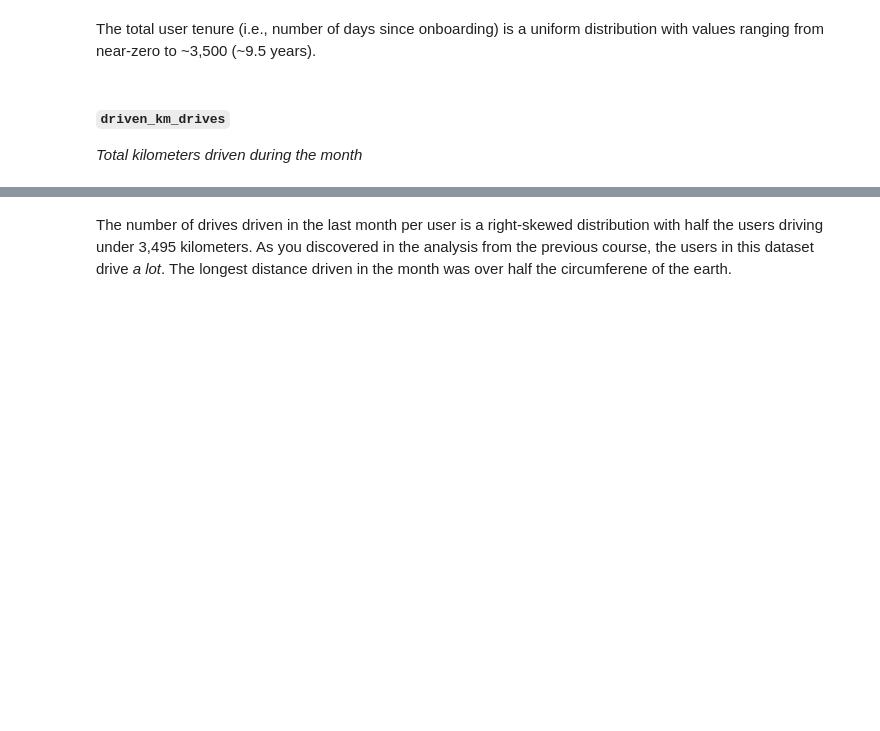
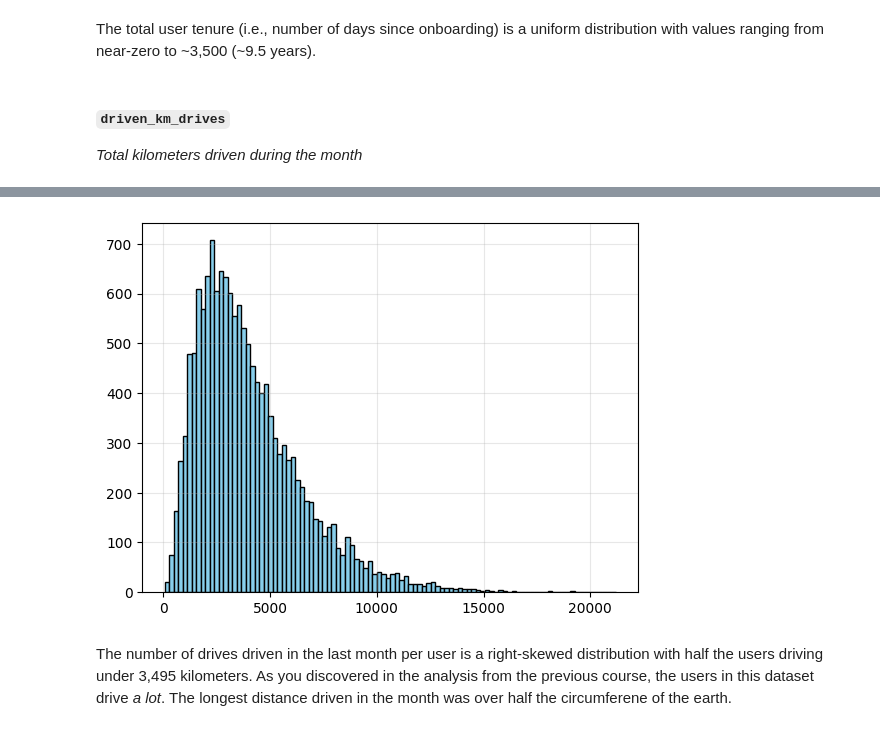
Before and after one commit to andrefsr/Google-Advanced-Data-Analytics-Certificate, a Jupyter notebook: Course 2/Atividades/Activity_Course 3 Waze project lab/Activity_Course 3 Waze project lab.ipynb, the cells around one changed output, grey strips where cells are left out. Drawn from its saved outputs; the diff is of its cells as text; code cells hidden in the pictures; blank space fills up the shorter version.

```diff
--- a/Course 2/Atividades/Activity_Course 3 Waze project lab/Activity_Course 3 Waze project lab.ipynb
+++ b/Course 2/Atividades/Activity_Course 3 Waze project lab/Activity_Course 3 Waze project lab.ipynb
@@ -331,3 +332,11 @@ _Total kilometers driven during the month_
+# %%
+# Histogram
+plt.figure()
+plt.grid(alpha=0.3)
+plt.hist(x=df['driven_km_drives'],bins=100,edgecolor='black',color='skyblue')
+plt.show()
+# %% [output]
+[figure, added]
 # %% [markdown]
 The number of drives driven in the last month per user is a right-skewed distribution with half the users driving under 3,495 kilometers. As you discovered in the analysis from the previous course, the users in this dataset drive _a lot_. The longest distance driven in the month was over half the circumferene of the earth.
 # %% [markdown]
```
Also changed, not shown: parts of 41 cells of this notebook.
